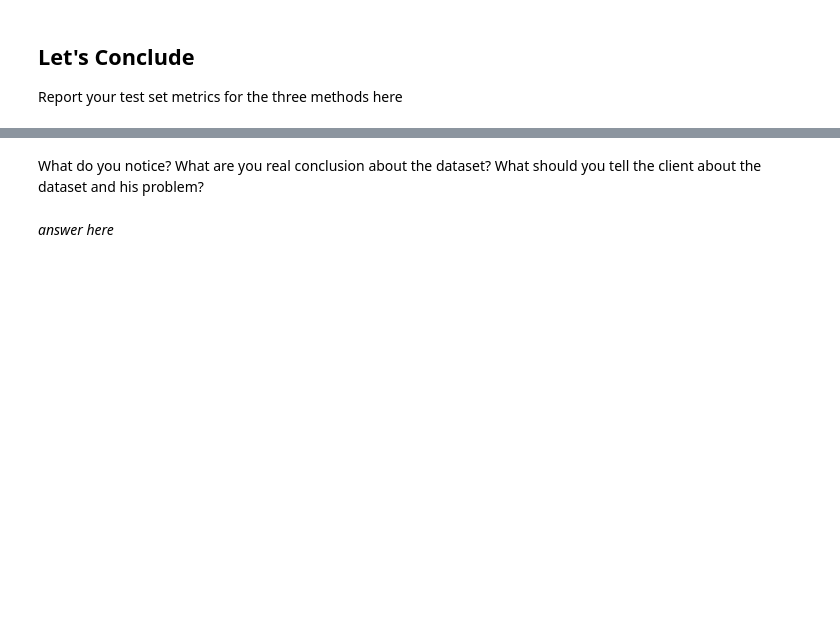
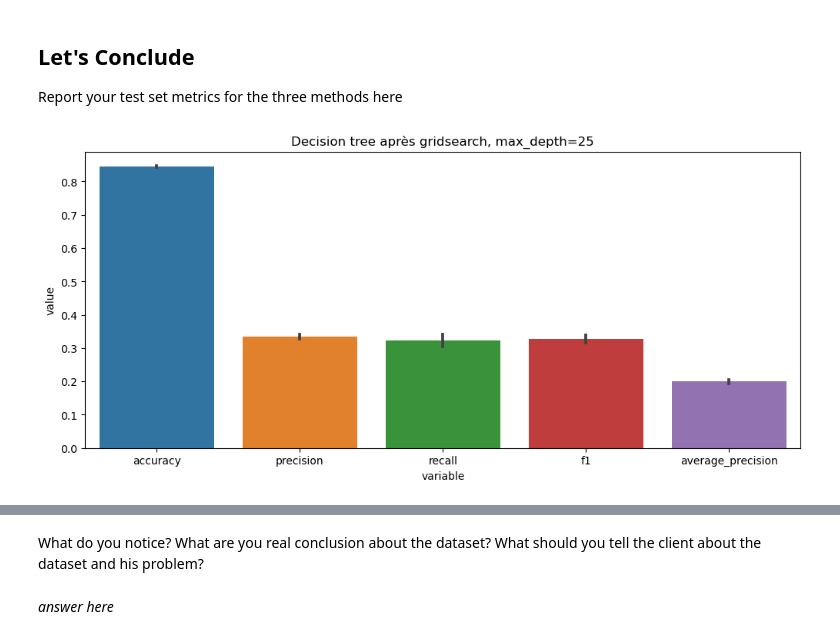
Before and after one commit to LexouLam/ML2, a Jupyter notebook: notebooks/A2_ML2_EnsembleLearning_v2.ipynb, the cells around one changed output, grey strips where cells are left out. Drawn from its saved outputs; the diff is of its cells as text; code cells hidden in the pictures; blank space fills up the shorter version.

```diff
--- a/notebooks/A2_ML2_EnsembleLearning_v2.ipynb
+++ b/notebooks/A2_ML2_EnsembleLearning_v2.ipynb
@@ -1094,0 +1242,19 @@ Report your test set metrics for the three methods here
+# %%
+# Decision Tree on test set
+metrics_perf = pd.DataFrame(
+{
+    "accuracy" : tree_clf_cv["test_accuracy"],
+    "precision" : tree_clf_cv["test_precision"],
+    "recall" : tree_clf_cv["test_recall"],
+    'f1' : tree_clf_cv["test_f1"],
+    'average_precision': tree_clf_cv["test_average_precision"]
+}
+
+).melt()
+rcParams['figure.figsize'] = 12, 5
+
+plotapresgs = sns.barplot(data=metrics_perf, x='variable', y='value')
+plt.title("Decision tree après gridsearch, max_depth=25")
+plt.show()
+# %% [output]
+[figure, added]
```
Also changed, not shown: parts of 30 cells of this notebook, 1 other file.
